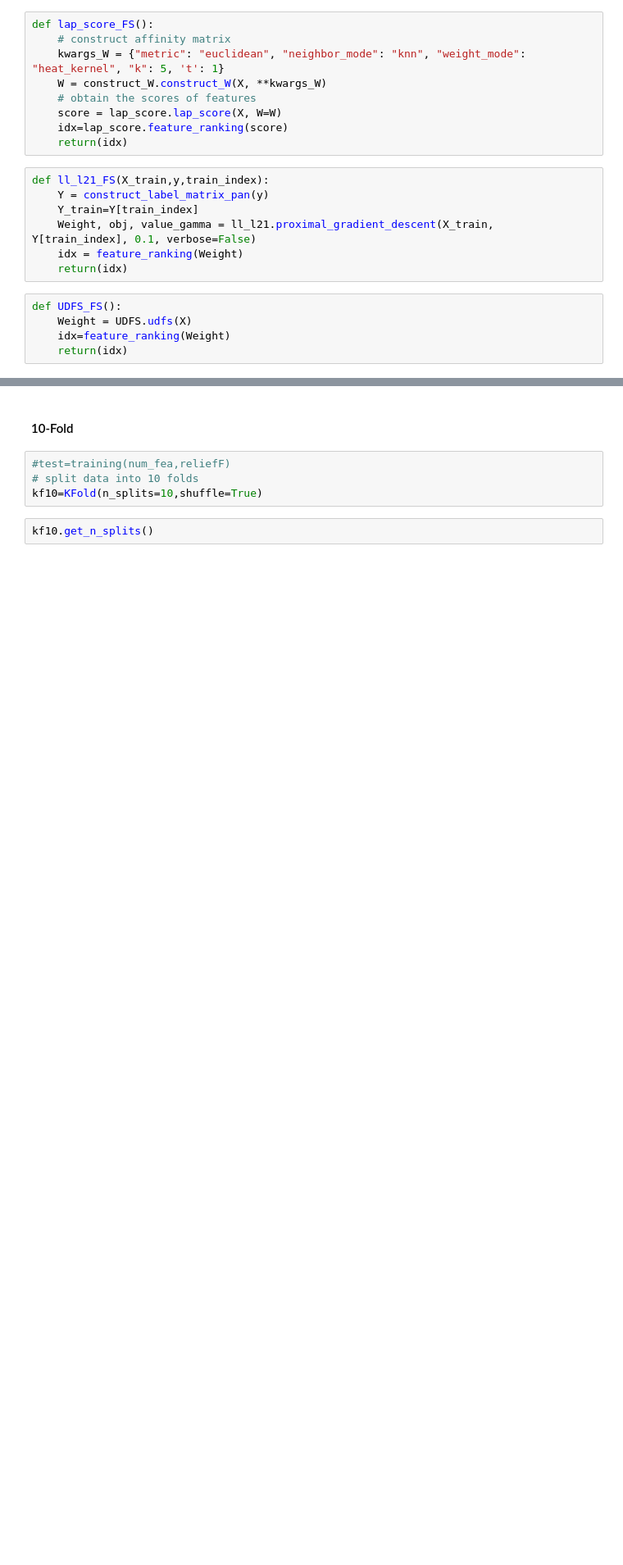
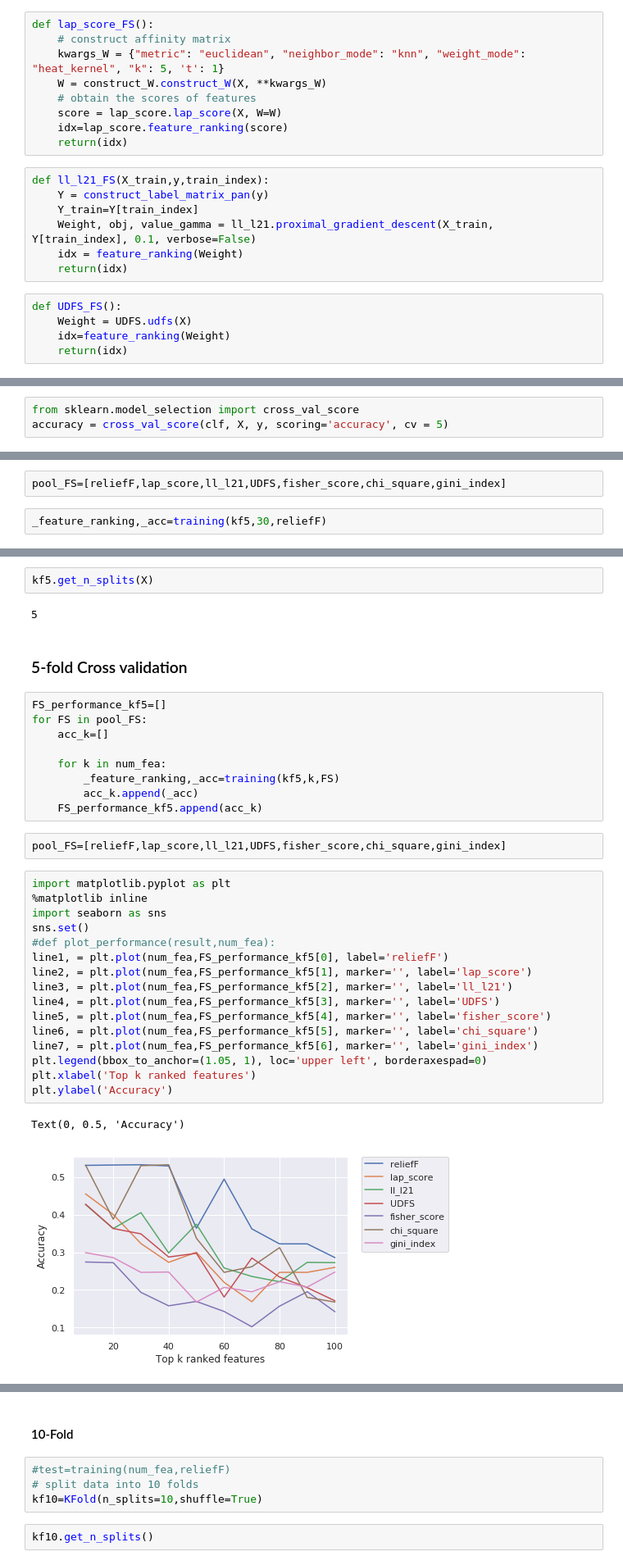
Before and after one commit to Raouaaa/Master_project, a Jupyter notebook: FS-RH.ipynb, the cells around one changed output, grey strips where cells are left out. Shown at 82% size. Drawn from its saved outputs; the diff is of its cells as text; blank space fills up the shorter version.

```diff
--- a/FS-RH.ipynb
+++ b/FS-RH.ipynb
@@ -165 +190,4 @@ def CFS_FS(X_train,y_train):
+# %%
+from sklearn.model_selection import cross_val_score
+accuracy = cross_val_score(clf, X, y, scoring='accuracy', cv = 5)
 # %%
@@ -197,0 +250,4 @@ def training(cv,num_fea,FS_method):
+# %%
+pool_FS=[reliefF,lap_score,ll_l21,UDFS,fisher_score,chi_square,gini_index]
+# %%
+_feature_ranking,_acc=training(kf5,30,reliefF)
@@ -197,0 +260,36 @@ def training(cv,num_fea,FS_method):
+# %%
+kf5.get_n_splits(X)
+# %% [output]
+5
+# %% [markdown]
+### 5-fold Cross validation
+# %%
+FS_performance_kf5=[]
+for FS in pool_FS:
+    acc_k=[]
+
+    for k in num_fea:
+        _feature_ranking,_acc=training(kf5,k,FS)
+        acc_k.append(_acc)
+    FS_performance_kf5.append(acc_k)
+# %%
+pool_FS=[reliefF,lap_score,ll_l21,UDFS,fisher_score,chi_square,gini_index]
+# %%
+import matplotlib.pyplot as plt
+%matplotlib inline
+import seaborn as sns
+sns.set()
+#def plot_performance(result,num_fea):
+line1, = plt.plot(num_fea,FS_performance_kf5[0], label='reliefF')
+line2, = plt.plot(num_fea,FS_performance_kf5[1], marker='', label='lap_score')
+line3, = plt.plot(num_fea,FS_performance_kf5[2], marker='', label='ll_l21')
+line4, = plt.plot(num_fea,FS_performance_kf5[3], marker='', label='UDFS')
+line5, = plt.plot(num_fea,FS_performance_kf5[4], marker='', label='fisher_score')
+line6, = plt.plot(num_fea,FS_performance_kf5[5], marker='', label='chi_square')
+line7, = plt.plot(num_fea,FS_performance_kf5[6], marker='', label='gini_index')
+plt.legend(bbox_to_anchor=(1.05, 1), loc='upper left', borderaxespad=0)
+plt.xlabel('Top k ranked features')
+plt.ylabel('Accuracy')
+# %% [output]
+Text(0, 0.5, 'Accuracy')
+[figure, added]
```
Also changed, not shown: parts of 47 cells of this notebook, 8 other files.
